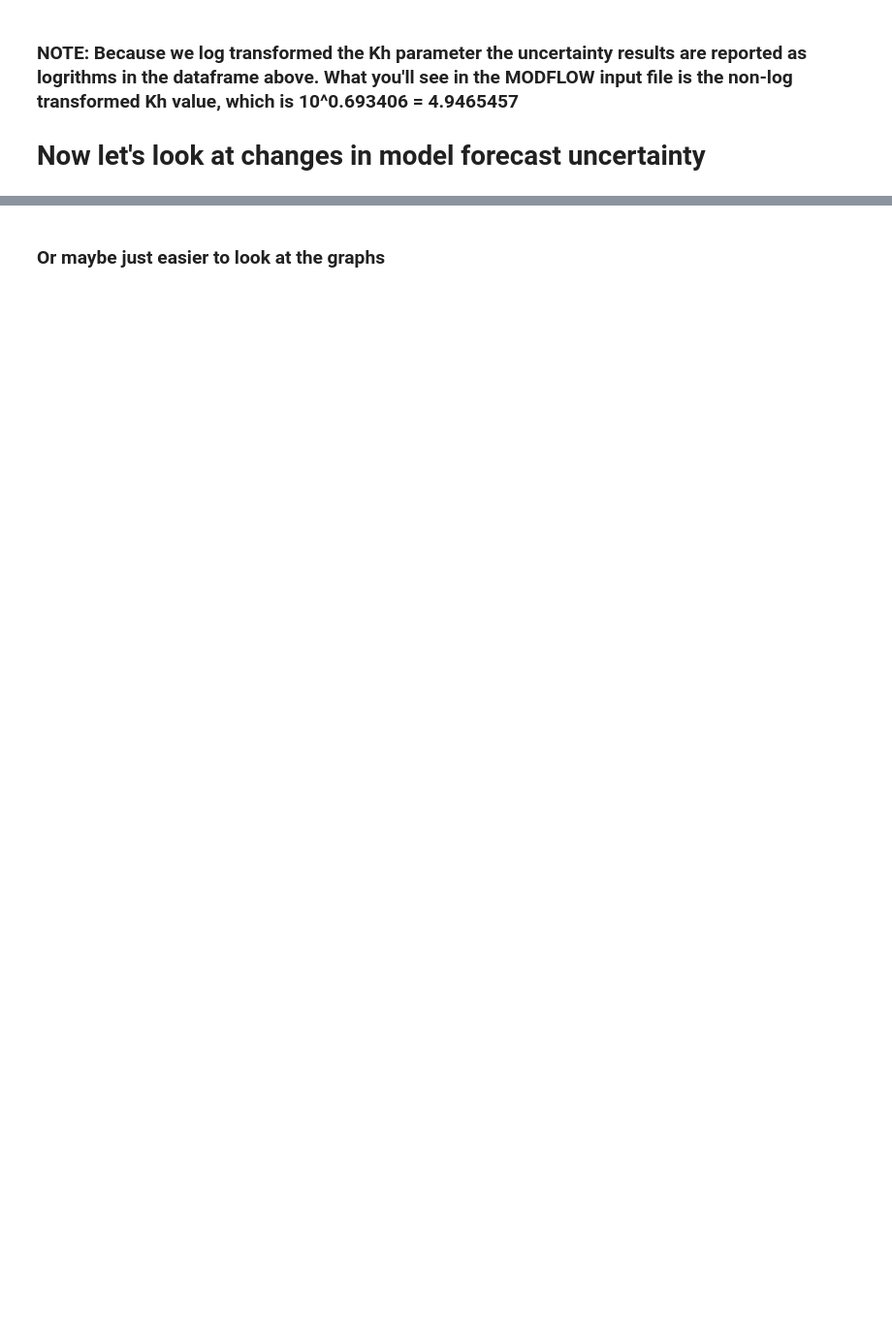
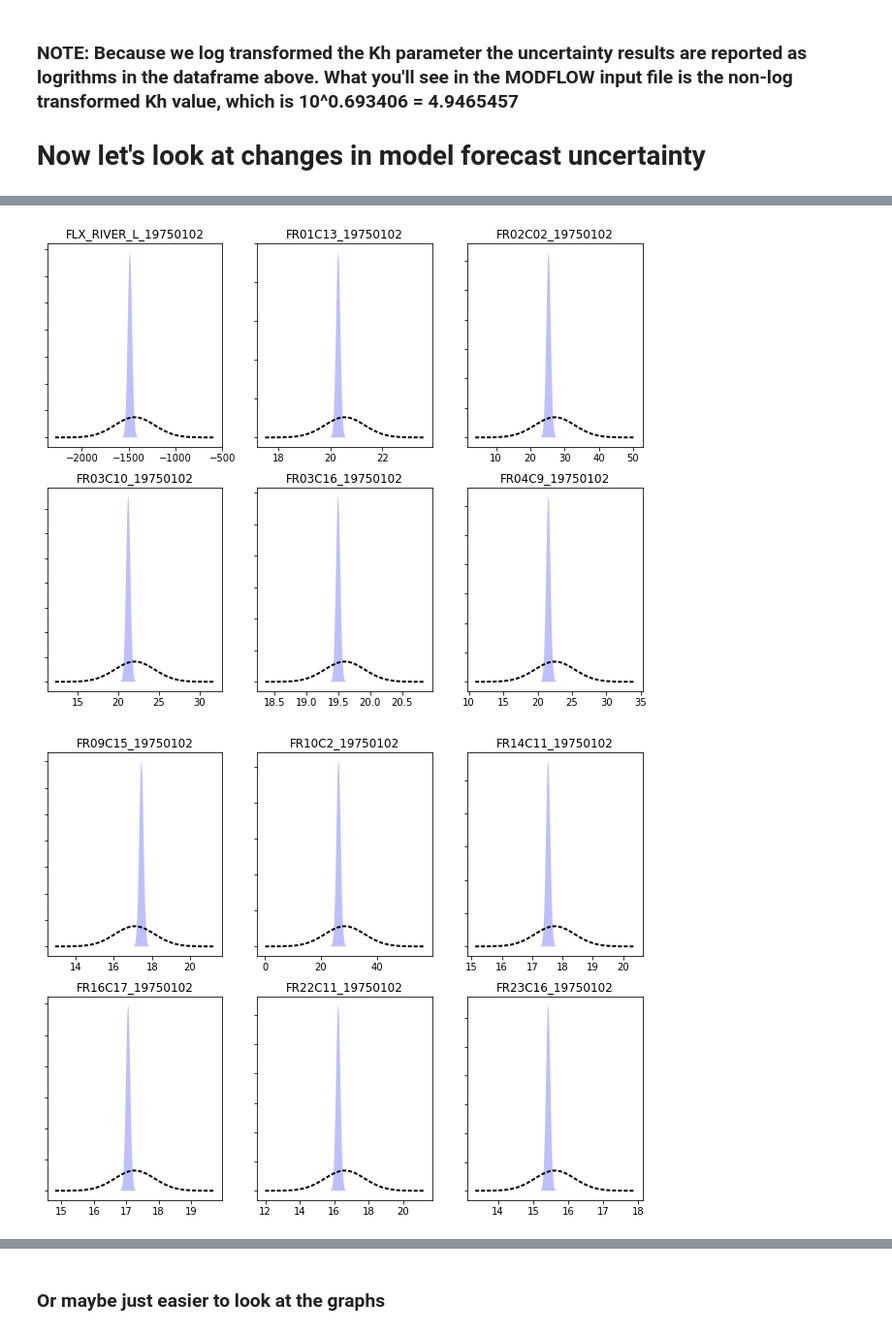
Before and after one commit to mnfienen/GW1876, a Jupyter notebook: activities/freyberg_k/freyberg_k.ipynb, the cells around one changed output, grey strips where cells are left out. Shown at 97% size. Cells and saved outputs as stored; diff of their text form; code cells hidden in the pictures; blank space fills up the shorter version.

```diff
--- a/activities/freyberg_k/freyberg_k.ipynb
+++ b/activities/freyberg_k/freyberg_k.ipynb
@@ -265,0 +289,5 @@ df_predu
+# %%
+axes = pyemu.helpers.plot_summary_distributions(df_predu,subplots=True)
+# %% [output]
+[figure, added]
+[figure, added]
```
Also changed, not shown: parts of 8 cells of this notebook, 2 other files.
